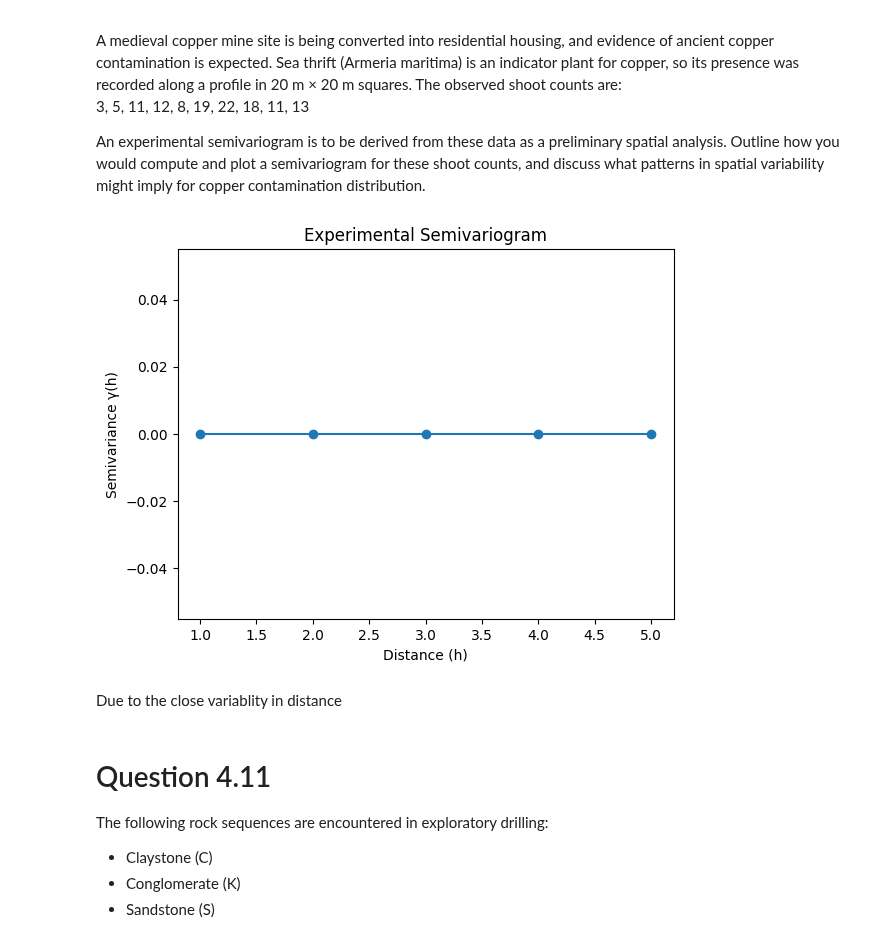
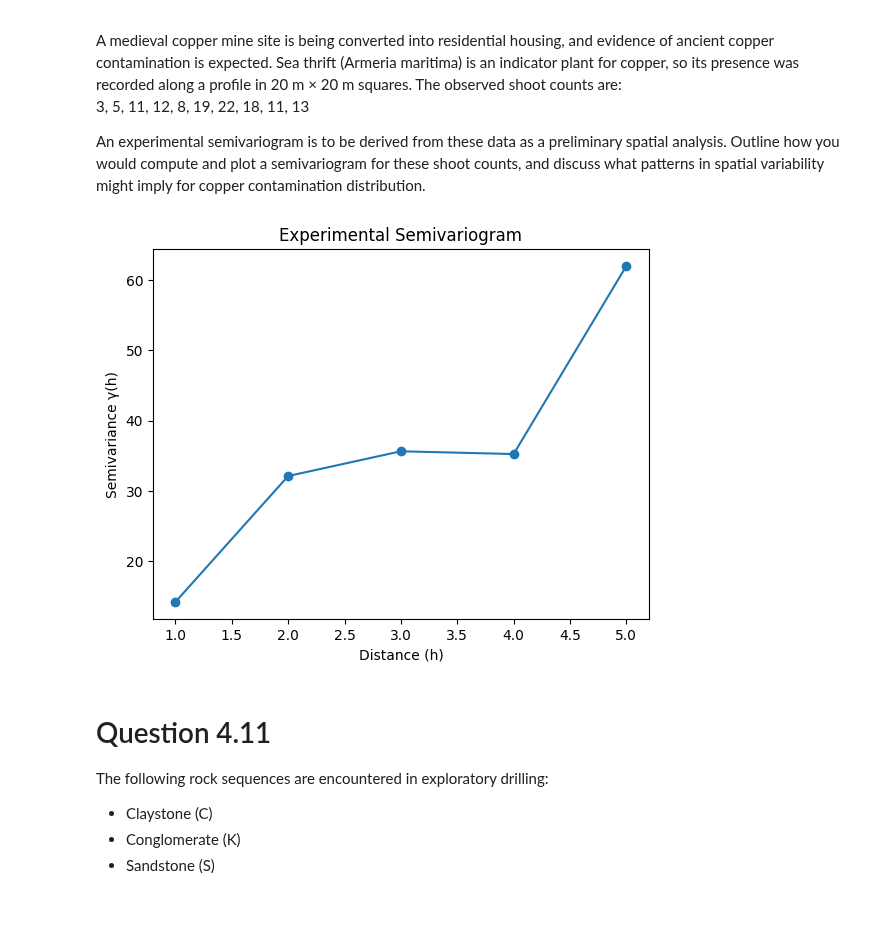
Before and after one commit to iGeology-Illinois/geol-581-module-3-principles-of-uncertainty-chapter-4-seanb7, a Jupyter notebook: GEOL581_M3StatsHW.ipynb, the cells around one changed output. Drawn from its saved outputs; the diff is of its cells as text; code cells hidden in the pictures; blank space fills up the shorter version.

```diff
--- a/GEOL581_M3StatsHW.ipynb
+++ b/GEOL581_M3StatsHW.ipynb
@@ -474,52 +474,53 @@ from scipy.spatial.distance import squareform
 # Coordinates (x,y) and Observed Shoot Counts
 data = {
     'x': [1, 2, 3, 4, 5, 6, 7, 8, 9, 10],  # Assuming x coordinates represent the profile
     'y': [1, 1, 1, 1, 1, 1, 1, 1, 1, 1],  # Assuming all points are on the same y-line (profile)
     'shoot_count': [3, 5, 11, 12, 8, 19, 22, 18, 11, 13]
 }
 df = pd.DataFrame(data)
 
 # Calculate Pairwise Distance
 coords = df[['x', 'y']].values
 distances = pairwise_distances(coords)  # Pairwise distances between all points
 dist_matrix = squareform(distances)  # Convert to a square distance matrix
 
 # Compute Semivariogram values
-lags = np.arange(1, 10, 1)
+# Initialize an empty list to store semivariance values
 semivariance = []
 
+# Define the lags (distances) to consider
+# Assuming a maximum lag of half the profile length
+max_lag = 5
+lags = np.arange(1, max_lag + 1)
+
+# Calculate semivariance for each lag
 for lag in lags:
     # Find pairs of points separated by the current lag
-    pairs = np.where(dist_matrix == lag)
+    # Filter pairs to ensure they are within the DataFrame's index range
+    pairs = np.where(distances == lag) # Use distances directly instead of dist_matrix
+    valid_pairs = [(i, j) for i, j in zip(pairs[0], pairs[1]) if i < len(df) and j < len(df)]
 
-    # Get valid indices within the DataFrame
-    valid_indices = np.intersect1d(pairs[0], df.index)
+    if valid_pairs:  # Check if there are any valid pairs for this lag
+        # Extract shoot counts for valid pairs
+        shoot_counts1 = [df.loc[i, 'shoot_count'] for i, _ in valid_pairs]
+        shoot_counts2 = [df.loc[j, 'shoot_count'] for _, j in valid_pairs]
 
-    # Calculate squared differences only for valid pairs, ensuring indices are within bounds
-    if len(valid_indices) > 0:  # Check if there are any valid pairs
-        # Filter indices to ensure they are within bounds after adding lag
-        valid_indices_lagged = valid_indices[valid_indices + lag < len(df)]
-        valid_indices = valid_indices[valid_indices + lag < len(df)]  # Update valid_indices for consistency
+        # Calculate squared differences for these pairs
+        squared_diffs = (np.array(shoot_counts1) - np.array(shoot_counts2))**2
 
-        if len(valid_indices_lagged) > 0:  # Only calculate if valid lagged indices exist
-            squared_diffs = (df.loc[valid_indices, 'shoot_count'].values -
-                              df.loc[valid_indices_lagged, 'shoot_count'].values)**2
-            semivariance.append(0.5 * np.mean(squared_diffs))
-        else:
-            semivariance.append(np.nan)  # Append NaN for lags with no valid pairs after filtering
+        # Calculate semivariance for the current lag
+        semivariance.append(0.5 * np.mean(squared_diffs))
     else:
-        semivariance.append(np.nan)  # Append NaN for lags with no valid pairs
+        semivariance.append(np.nan)  # Append NaN if no valid pairs for this lag
 
 #Plot Semivariogram
 plt.plot(lags, semivariance, marker='o')
 plt.xlabel('Distance (h)')
 plt.ylabel('Semivariance γ(h)')
 plt.title('Experimental Semivariogram')
 plt.show()
 # %% [output]
-[figure, old version]
+[figure, new version]
-# %% [markdown]
-Due to the close variablity in distance
 # %% [markdown]
 # Question 4.11
 
```
